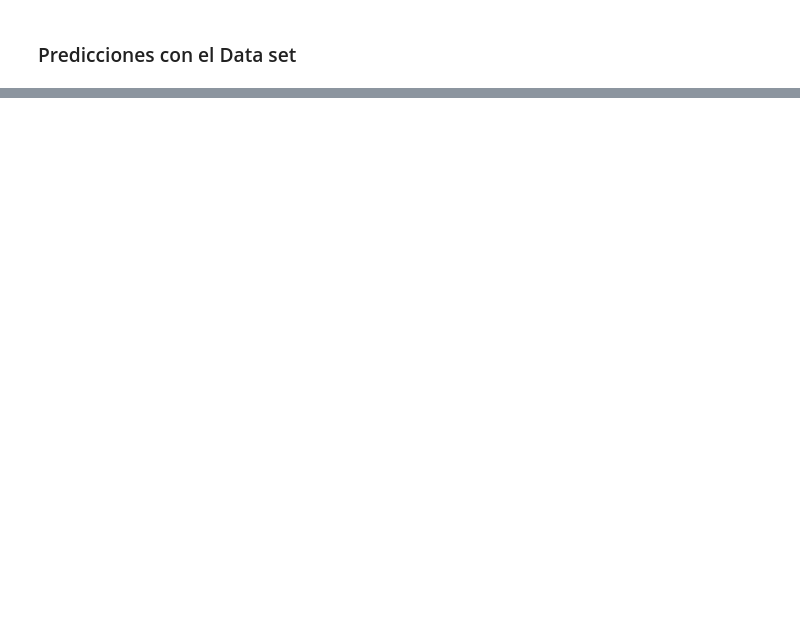
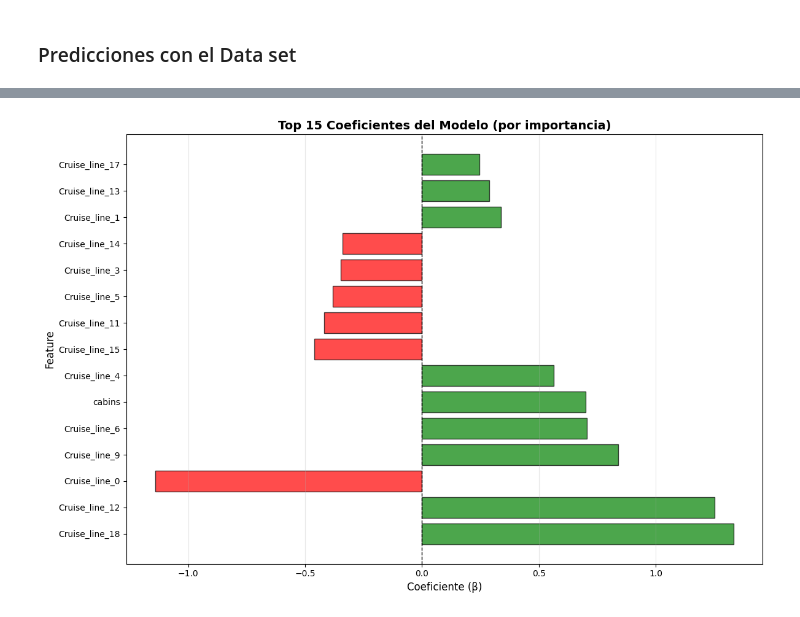
Before and after one commit to Maria-Villafuerte/Labs_Data_Science, a Jupyter notebook: Lab_10/Lab10_Spark.ipynb, the cells around one changed output, grey strips where cells are left out. Cells and saved outputs as stored; diff of their text form; code cells hidden in the pictures; blank space fills up the shorter version.

```diff
--- a/Lab_10/Lab10_Spark.ipynb
+++ b/Lab_10/Lab10_Spark.ipynb
@@ -787,0 +794,9 @@ Nuevo Barco Cliente B:
+# %%
+# INTERPRETACIÓN DE COEFICIENTES DEL MODELO
+print("INTERPRETACIÓN DE COEFICIENTES")
+
+# Extraer coeficientes e intercepto
+coefficients = modelo_entrenado_v2.coefficients
+intercept = modelo_entrenado_v2.intercept
+
+print(f"\nIntercepto (β0): {intercept:.4f}")
@@ -787,0 +809,20 @@ Nuevo Barco Cliente B:
+# %%
+print("Coeficientes del modelo:")
+
+feature_names = ["Tonnage", "cabins", "passenger_density"] + \
+                [f"Cruise_line_{i}" for i in range(19)]
+
+# Crear DataFrame con coeficientes
+coef_data = []
+for name, coef in zip(feature_names, coefficients):
+    coef_data.append({
+        'Feature': name,
+        'Coeficiente': float(coef),
+        'Coef_Abs': abs(float(coef))
+    })
+
+coef_df = pd.DataFrame(coef_data)
+coef_df = coef_df.sort_values('Coef_Abs', ascending=False)
+
+print("\nTop 10 Features por Importancia (valor absoluto):")
+print(coef_df.head(10).to_string(index=False))
@@ -787,0 +844,18 @@ Nuevo Barco Cliente B:
+# %%
+# Visualización de coeficientes
+plt.figure(figsize=(12, 8))
+
+# Solo mostrar los 15 coeficientes más importantes
+top_coefs = coef_df.head(15).copy()
+colors = ['green' if x > 0 else 'red' for x in top_coefs['Coeficiente']]
+
+plt.barh(range(len(top_coefs)), top_coefs['Coeficiente'], color=colors, alpha=0.7, edgecolor='black')
+plt.yticks(range(len(top_coefs)), top_coefs['Feature'])
+plt.xlabel('Coeficiente (β)', fontsize=12)
+plt.ylabel('Feature', fontsize=12)
+plt.title('Top 15 Coeficientes del Modelo (por importancia)', fontsize=14, fontweight='bold')
+plt.axvline(x=0, color='black', linestyle='--', linewidth=1)
+plt.grid(axis='x', alpha=0.3)
+plt.tight_layout()
+# %% [output]
+[figure, added]
```
Also changed, not shown: parts of 38 cells of this notebook.
